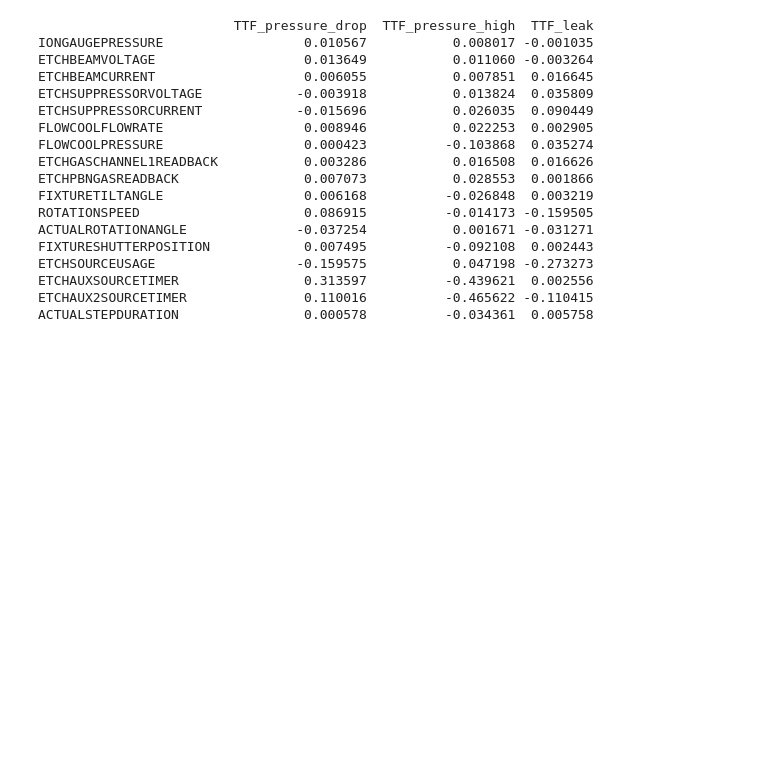
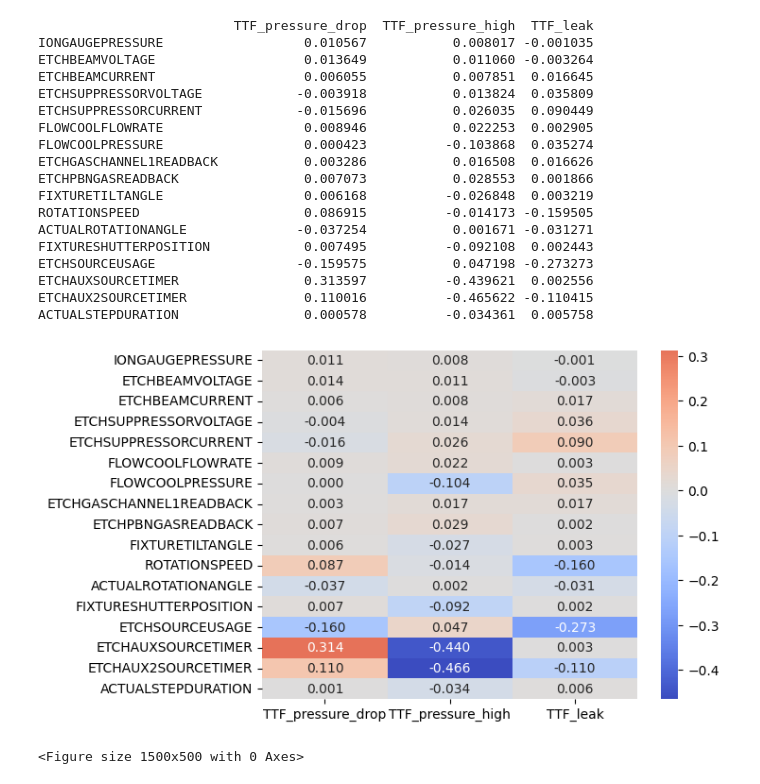
Before and after one commit to YoungJang-KR/semiconductor-fault-detection, a Jupyter notebook: 01_EDA_PHM18_etching.ipynb, the cells around one changed output. Cells and saved outputs as stored; diff of their text form; code cells hidden in the pictures; blank space fills up the shorter version.

```diff
--- a/01_EDA_PHM18_etching.ipynb
+++ b/01_EDA_PHM18_etching.ipynb
@@ -126,3 +126,19 @@ ETCHSOURCEUSAGE                  -0.159575           0.047198 -0.273273
 ETCHAUXSOURCETIMER                0.313597          -0.439621  0.002556
 ETCHAUX2SOURCETIMER               0.110016          -0.465622 -0.110415
 ACTUALSTEPDURATION                0.000578          -0.034361  0.005758
+# %%
+# 히트맵으로 상관관계 시각화
+import seaborn as sns
+
+sns.heatmap( corr_ttf,
+            fmt = '.3f',
+            annot = True,
+            cmap = 'coolwarm',
+            center = 0)
+
+plt.figure(figsize=(15,5))
+plt.tight_layout()
+plt.show()
+# %% [output]
+[figure, added]
+<Figure size 1500x500 with 0 Axes>
```
Also changed, not shown: parts of 1 cell of this notebook.
